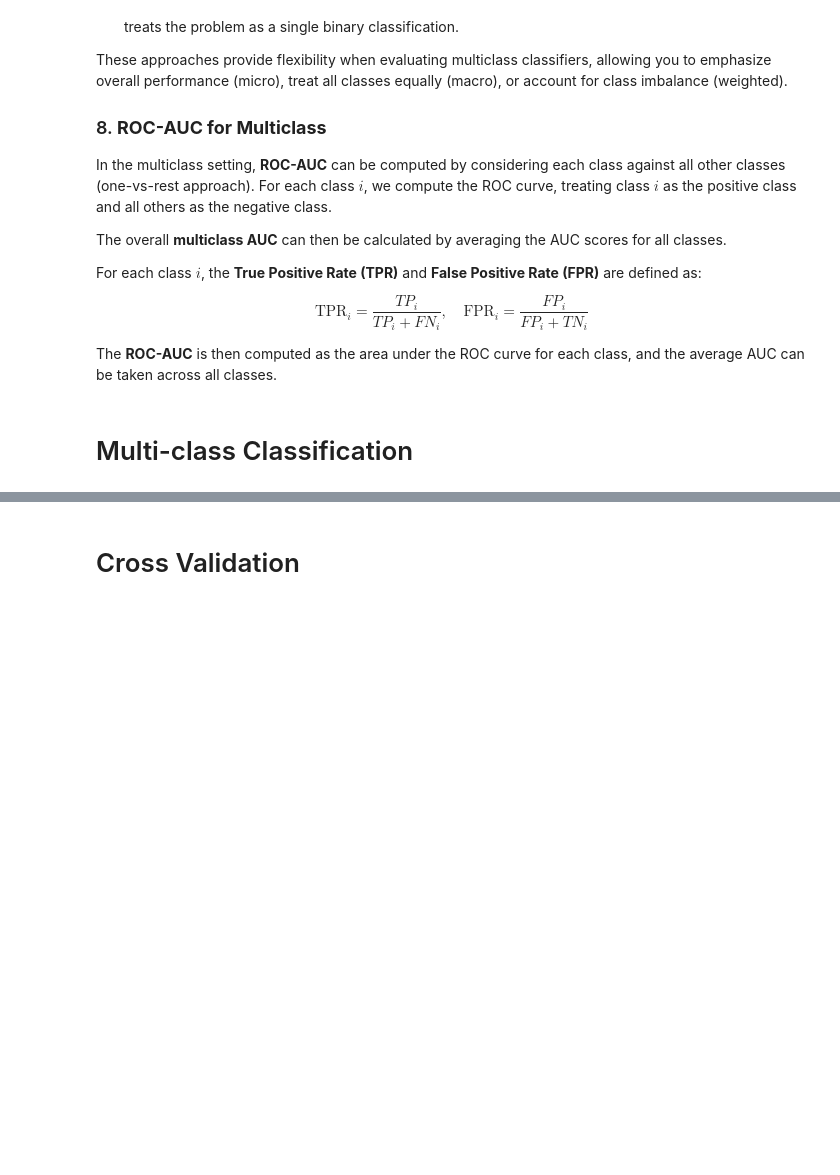
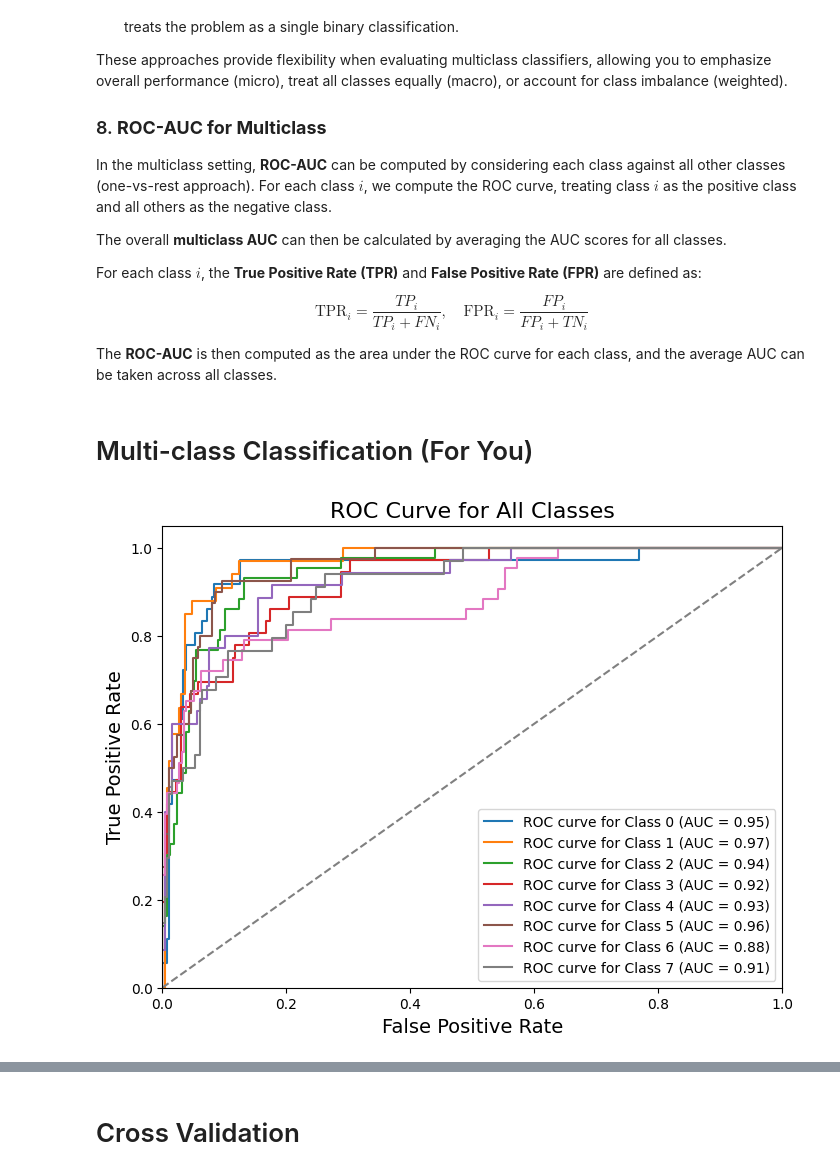
Before and after one commit to SCAI-Lab/ai_rehab_hc_2024, a Jupyter notebook: Tutorials/course_ai_rehab_hc_2024_tutorial_3.ipynb, the cells around one changed output, grey strips where cells are left out. Saved outputs shown, nothing was run; the diff lists cells and outputs as text; code cells hidden in the pictures; blank space fills up the shorter version.

```diff
--- a/Tutorials/course_ai_rehab_hc_2024_tutorial_3.ipynb
+++ b/Tutorials/course_ai_rehab_hc_2024_tutorial_3.ipynb
@@ -556,20 +639,93 @@ $$
 
 The **ROC-AUC** is then computed as the area under the ROC curve for each class, and the average AUC can be taken across all classes.
 # %% [markdown]
-# Multi-class Classification
+# Multi-class Classification (For You)
 # %%
 from sklearn.datasets import make_classification
 from sklearn.model_selection import train_test_split
 from sklearn.svm import SVC  # Support Vector Classifier
 from sklearn.metrics import confusion_matrix, accuracy_score, precision_recall_fscore_support
 from sklearn.metrics import roc_curve, auc, balanced_accuracy_score
 import numpy as np
 import matplotlib.pyplot as plt
 from sklearn.preprocessing import label_binarize
 import pandas as pd
 
 # Step 1: Create synthetic multiclass dataset
 X, y = make_classification(n_samples=1000, n_features=20, n_classes=8, n_informative=5, n_clusters_per_class=1, random_state=42)
 
 # Step 2: Split the data into 70% train and 30% test
 X_train, X_test, y_train, y_test = train_test_split(X, y, test_size=0.3, random_state=42)
+
+# Step 3: Train an SVC model
+model = SVC(probability=True, random_state=42)
+model.fit(X_train, y_train)
+
+# Step 4: Predict
+y_pred = model.predict(X_test)
+
+# Step 5: Confusion Matrix
+conf_matrix = confusion_matrix(y_test, y_pred)
+
+# Step 6: Accuracy
+accuracy = accuracy_score(y_test, y_pred)
+
+# Step 7: Precision, Recall, F1 (Macro, Micro, Weighted)
+macro_precision, macro_recall, macro_f1, _ = precision_recall_fscore_support(y_test, y_pred, average='macro')
+micro_precision, micro_recall, micro_f1, _ = precision_recall_fscore_support(y_test, y_pred, average='micro')
+weighted_precision, weighted_recall, weighted_f1, _ = precision_recall_fscore_support(y_test, y_pred, average='weighted')
+
+# Step 8: Specificity Calculation
+TN = conf_matrix.sum(axis=1) - conf_matrix.diagonal()  # Summing across columns and subtracting diagonal (TPs)
+FP = conf_matrix.sum(axis=0) - conf_matrix.diagonal()  # Summing across rows and subtracting diagonal
+FN = conf_matrix.sum(axis=1) - conf_matrix.diagonal()  # Summing across columns and subtracting diagonal
+TP = conf_matrix.diagonal()
+specificity = TN / (TN + FP)
+
+# Step 9: Balanced Accuracy
+balanced_acc = balanced_accuracy_score(y_test, y_pred)
+
+# Step 10: ROC Curve (automatic class detection)
+n_classes = len(np.unique(y_test))  # Detect number of classes
+y_test_bin = label_binarize(y_test, classes=np.arange(n_classes))
+y_pred_prob = model.predict_proba(X_test)
+fpr = dict()
+tpr = dict()
+roc_auc = dict()
+
+for i in range(n_classes):
+    fpr[i], tpr[i], _ = roc_curve(y_test_bin[:, i], y_pred_prob[:, i])
+    roc_auc[i] = auc(fpr[i], tpr[i])
+
+# Plot the ROC curve for all classes with legends
+plt.figure(figsize=(8, 6))
+
+for i in range(n_classes):
+    plt.plot(fpr[i], tpr[i], label=f'ROC curve for Class {i} (AUC = {roc_auc[i]:.2f})')
+
+plt.plot([0, 1], [0, 1], color='gray', linestyle='--')  # Random classifier
+plt.xlim([0.0, 1.0])
+plt.ylim([0.0, 1.05])
+plt.xlabel('False Positive Rate', fontsize=14)
+plt.ylabel('True Positive Rate', fontsize=14)
+plt.title('ROC Curve for All Classes', fontsize=16)
+plt.legend(loc="lower right")
+plt.show()
+
+# Print Results in a DataFrame
+metrics_df = {
+    'Metric': ['Accuracy', 'Macro Precision', 'Micro Precision', 'Weighted Precision',
+               'Macro Recall', 'Micro Recall', 'Weighted Recall',
+               'Macro F1', 'Micro F1', 'Weighted F1', 'Balanced Accuracy'],
+    'Score': [accuracy, macro_precision, micro_precision, weighted_precision,
+              macro_recall, micro_recall, weighted_recall,
+              macro_f1, micro_f1, weighted_f1, balanced_acc]
+}
+
+df_metrics = pd.DataFrame(metrics_df)
+
+df_metrics['Score'] = (df_metrics['Score'] * 100).round(1).astype(str) + '%'
+
+df_metrics
+# %% [output]
+[figure, added]
```
Also changed, not shown: parts of 11 cells of this notebook.
